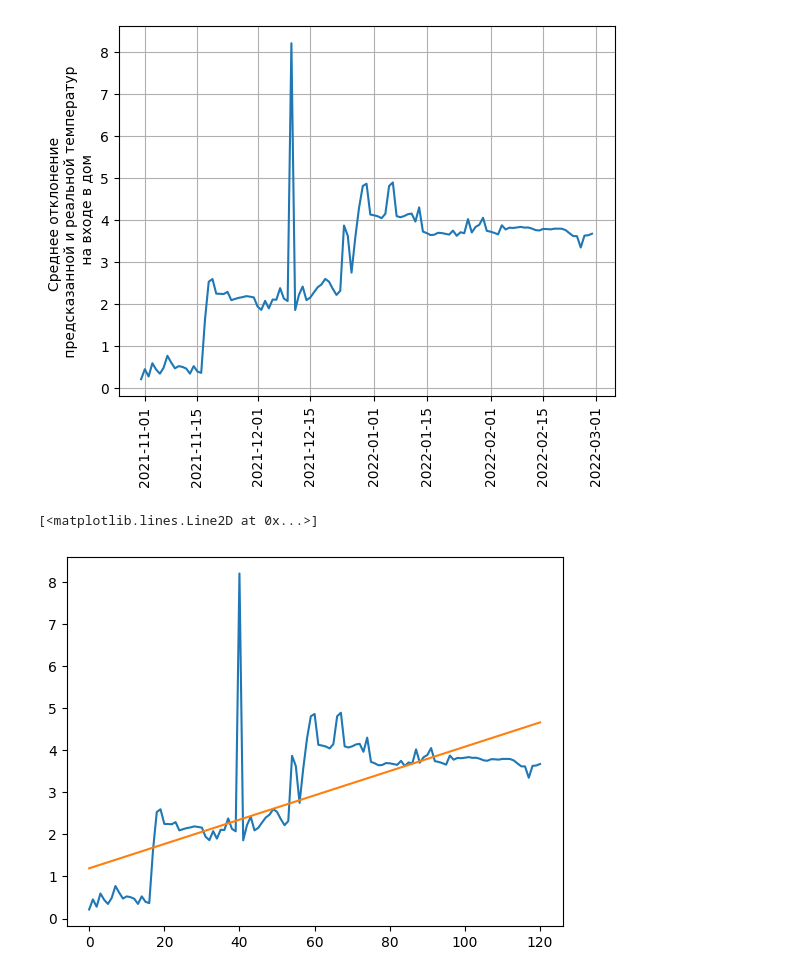
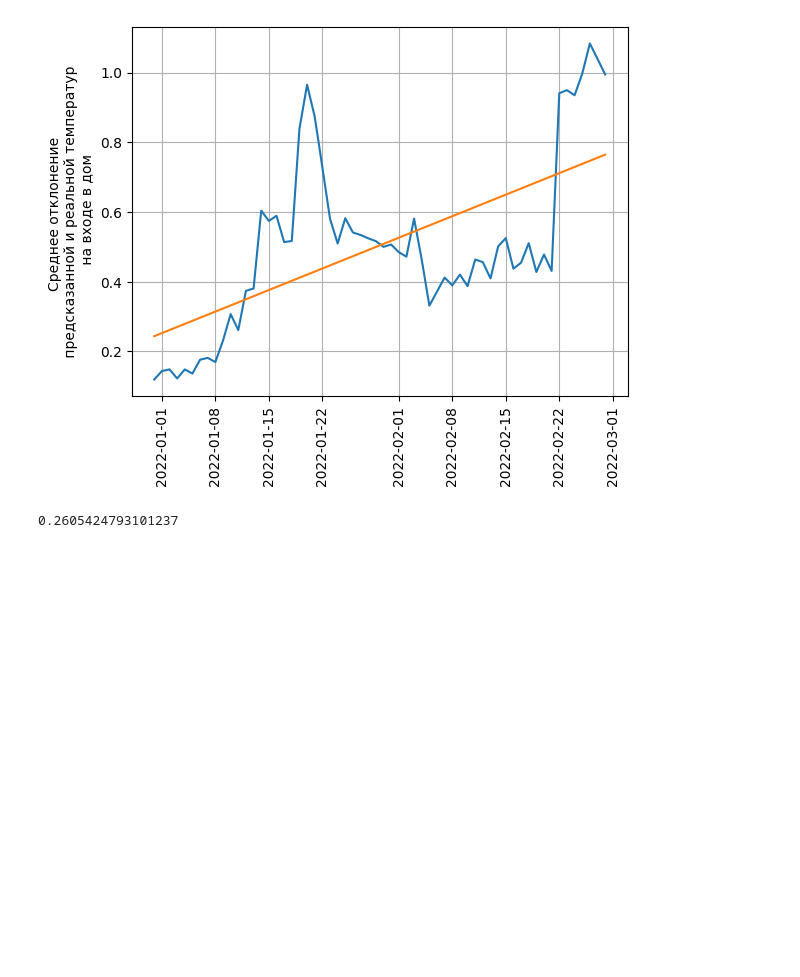
Before and after one commit to cool-soft/boiler-forge-chernushka, a Jupyter notebook: prepocess_house.ipynb, the cells around one changed output. Cells and saved outputs as stored; diff of their text form; code cells hidden in the pictures; blank space fills up the shorter version.

```diff
--- a/prepocess_house.ipynb
+++ b/prepocess_house.ipynb
@@ -7,7 +7,7 @@ import numpy as np
 SRC_HOUSE_DATASET_PATH = os.path.abspath("..\\shared_storage\\datasets\\src\\apartment_house\\1.db")
 SRC_BOILER_DATASET_PATH = os.path.abspath("..\\shared_storage\\datasets\\src\\boilers\\144.db")
 
-start_timestamp = pd.Timestamp(2021,10,1,0,0,0, tz=gettz("Asia/Yekaterinburg"))
+start_timestamp = pd.Timestamp(2021,12,1,0,0,0, tz=gettz("Asia/Yekaterinburg"))
 end_timestamp = pd.Timestamp(2022,3,1,0,0,0, tz=gettz("Asia/Yekaterinburg"))
 
 time_tick = pd.Timedelta(minutes=3)
@@ -214,41 +215,40 @@ coefficient of determination: 0.8403688859859355
 start_test_timestamp = train_end_timestamp
 end_test_timestamp = end_timestamp
 
+#test_df = filtered_df2.copy()
 test_df = moved_df.copy()
 test_df = test_df[test_df[column_names.TIMESTAMP] >= start_test_timestamp]
 test_df = test_df[test_df[column_names.TIMESTAMP] < end_test_timestamp]
 
 step = pd.Timedelta(days=1)
 i_count = (end_test_timestamp-start_test_timestamp)//step
 x_dev = []
 y_dev = []
 for i in range(i_count):
     timestamp1 = start_test_timestamp + i * step
     x_dev.append(timestamp1)
     timestamp2 = timestamp1 + step
 
     df = test_df[test_df[column_names.TIMESTAMP] >= timestamp1]
     df = df[df[column_names.TIMESTAMP] < timestamp2]
     df = filter(df)
 
     boiler_temp =  df['x'].to_numpy()
     house_temp = df['y'].to_numpy()
     predicted_house_temp = model.predict(boiler_temp.reshape((-1, 1)))
     abs_delta = np.abs(house_temp - predicted_house_temp)
     y_dev.append(abs_delta.mean())
 
 plt.plot(x_dev, y_dev)
+x = np.arange(len(x_dev))
+z = np.polyfit(x, np.array(y_dev), 1)
+p = np.poly1d(z)
+plt.plot(x_dev, p(x))
 plt.ylabel("Среднее отклонение \n предсказанной и реальной температур \n на входе в дом")
 plt.grid(True)
 plt.xticks(rotation = 90)
 plt.show()
-
-x = np.arange(len(x_dev))
-plt.plot(x, y_dev)
-z = np.polyfit(x, np.array(y_dev), 1)
-p = np.poly1d(z)
-plt.plot(x, p(x))
+print((p(x[-1]) - p(x[0]))/len(x)*30)
 # %% [output]
-[figure, old version]
+[figure, new version]
-[<matplotlib.lines.Line2D at 0x...>]
+0.2605424793101237
-[figure, removed]
```
Also changed, not shown: parts of 7 cells of this notebook.
